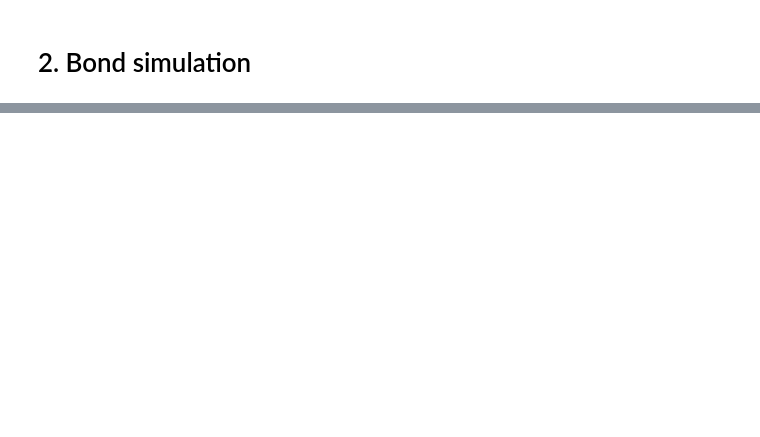
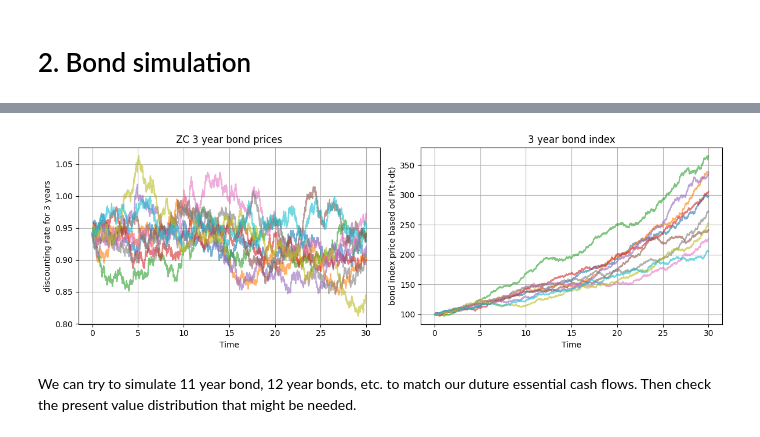
Before and after one commit to aleksandr-mikhailov-edhec/Goal-Based-Investing, a Jupyter notebook: 1.4 Stochastic Market Simulation.ipynb, the cells around one changed output, grey strips where cells are left out. Cells and saved outputs as stored; diff of their text form; code cells hidden in the pictures; blank space fills up the shorter version.

```diff
--- a/1.4 Stochastic Market Simulation.ipynb
+++ b/1.4 Stochastic Market Simulation.ipynb
@@ -334,0 +313,22 @@ index_3y_bond
+# %%
+zero_coupon_3_y_prices = vasicek_zcb_price(r_p)
+bond_index_3y = deduce_bond_index(zero_coupon_3_y_prices, r_p, dt = 1/252)
+# %%
+fig, axes = plt.subplots(1, 2, figsize=(12, 4))
+axes[0].plot(zero_coupon_3_y_prices, alpha = 0.6);
+axes[0].set_title("ZC 3 year bond prices")
+axes[0].set_xlabel("Time")
+axes[0].set_ylabel("discounting rate for 3 years")
+axes[0].grid(True)
+
+axes[1].plot(bond_index_3y, alpha = 0.6);
+axes[1].set_title("3 year bond index")
+axes[1].set_xlabel("Time")
+axes[1].set_ylabel("bond index price based od P(t+dt)")
+axes[1].grid(True)
+
+plt.tight_layout()
+# %% [output]
+[figure, added]
+# %% [markdown]
+We can try to simulate 11 year bond, 12 year bonds, etc. to match our duture essential cash flows. Then check the present value distribution that might be needed.
```
Also changed, not shown: parts of 9 cells of this notebook, 3 other files.
